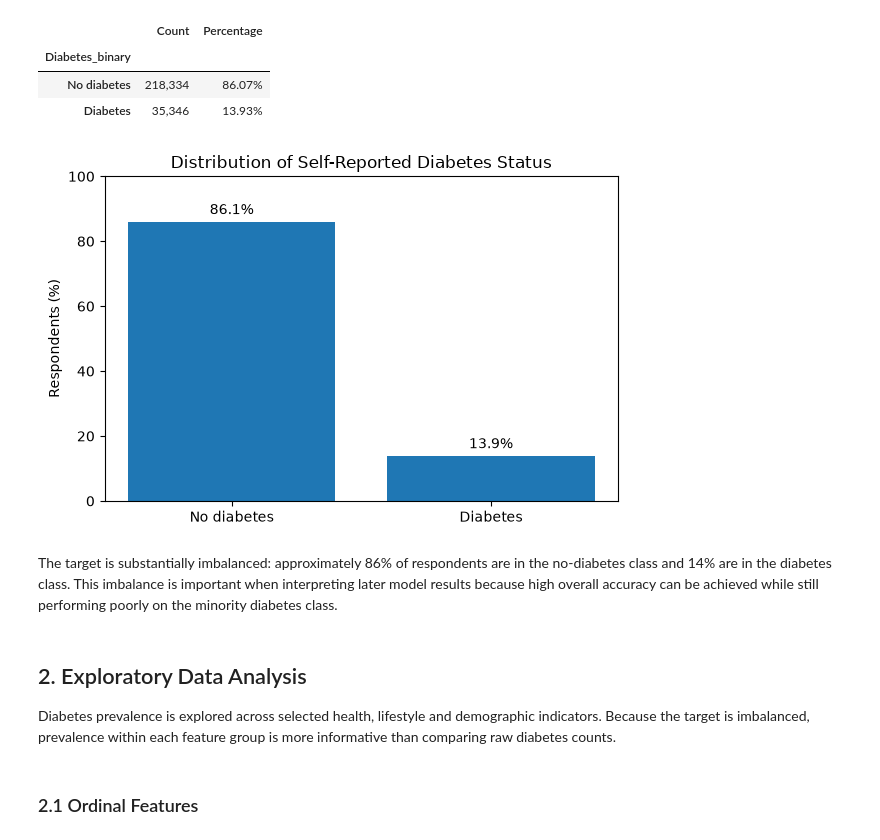
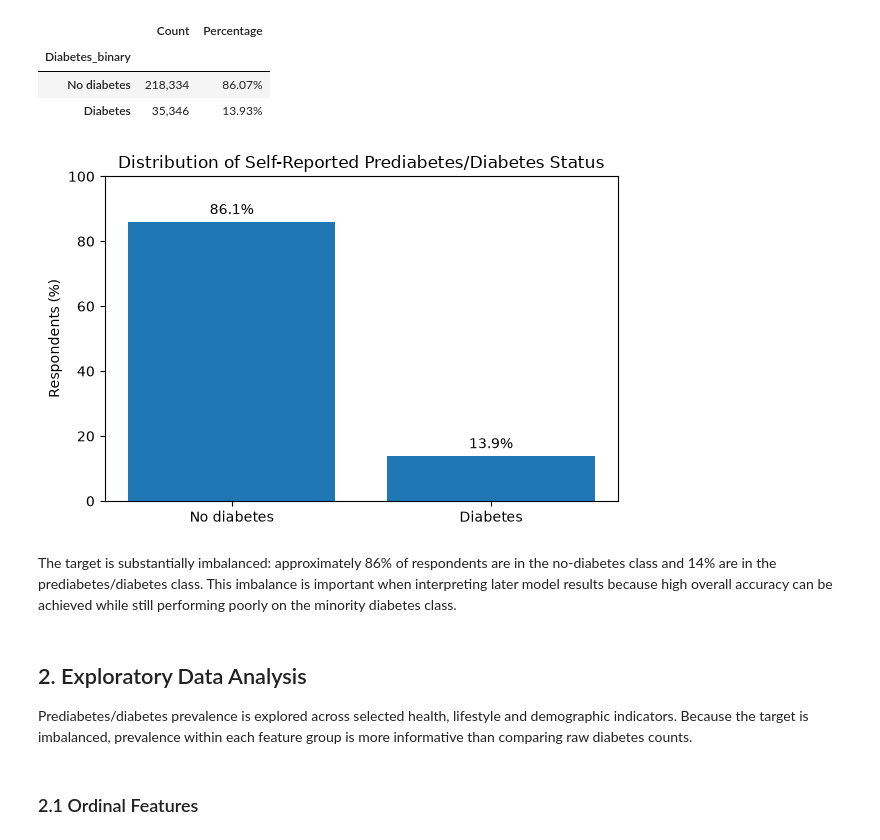
Before and after one commit to LucaFantasia/brfss-diabetes-analysis, a Jupyter notebook: notebooks/diabetes_analysis.ipynb, the cells around one changed output. Drawn from its saved outputs; the diff is of its cells as text; code cells hidden in the pictures.

Commit message:
prediabetes/diabetes correction in diabetes analysis notebook and updated requirements.txt

```diff
--- a/notebooks/diabetes_analysis.ipynb
+++ b/notebooks/diabetes_analysis.ipynb
@@ -100,16 +76,12 @@ target_distribution = (
     .to_frame("Count")
 )
 
-target_distribution["Percentage"] = (
-    target_distribution["Count"] / len(df) * 100
-)
+target_distribution["Percentage"] = target_distribution["Count"] / len(df) * 100
 
-display(
-    target_distribution.style.format({
-        "Count": "{:,.0f}",
-        "Percentage": "{:.2f}%"
-    })
-)
+display(target_distribution.style.format({
+    "Count": "{:,.0f}",
+    "Percentage": "{:.2f}%"
+}))
 # %% [output]
 |  | Count | Percentage |
 | Diabetes_binary |  |  |
@@ -118,37 +90,34 @@ display(
 # %%
 fig, ax = plt.subplots(figsize=(6, 4))
 
-bars = ax.bar(
-    target_distribution.index,
-    target_distribution["Percentage"]
-)
+bars = ax.bar(target_distribution.index, target_distribution["Percentage"])
 
 ax.bar_label(
     bars,
     labels=[
         f"{value:.1f}%"
         for value in target_distribution["Percentage"]
     ],
     padding=3
 )
 
-ax.set_title("Distribution of Self-Reported Diabetes Status")
+ax.set_title("Distribution of Self-Reported Prediabetes/Diabetes Status")
 ax.set_ylabel("Respondents (%)")
 ax.set_ylim(0, 100)
 
 plt.tight_layout()
 plt.show()
 # %% [output]
-[figure, old version]
+[figure, new version]
 # %% [markdown]
 The target is substantially imbalanced: approximately 86% of respondents are in
-the no-diabetes class and 14% are in the diabetes class. This imbalance is important
+the no-diabetes class and 14% are in the prediabetes/diabetes class. This imbalance is important
 when interpreting later model results because high overall accuracy can be achieved
 while still performing poorly on the minority diabetes class.
 # %% [markdown]
 ## 2. Exploratory Data Analysis
 
-Diabetes prevalence is explored across selected health, lifestyle and demographic
+Prediabetes/diabetes prevalence is explored across selected health, lifestyle and demographic
 indicators. Because the target is imbalanced, prevalence within each feature group
 is more informative than comparing raw diabetes counts.
 # %% [markdown]
```
Also changed, not shown: parts of 17 cells of this notebook, 1 other file.
